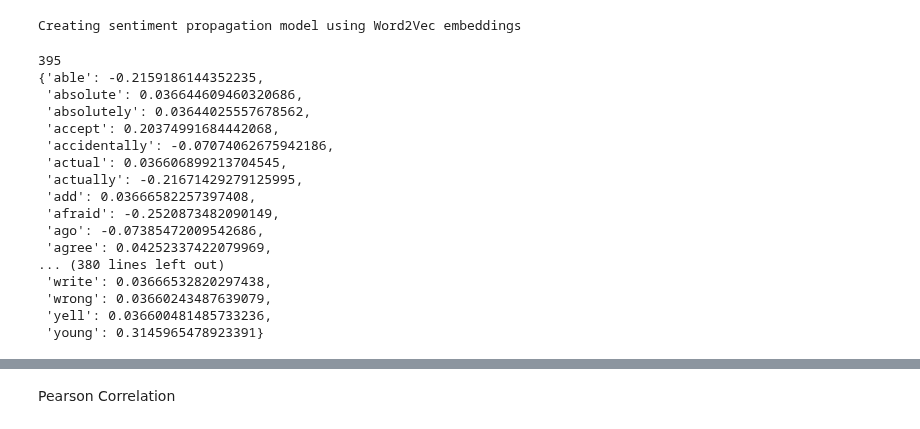
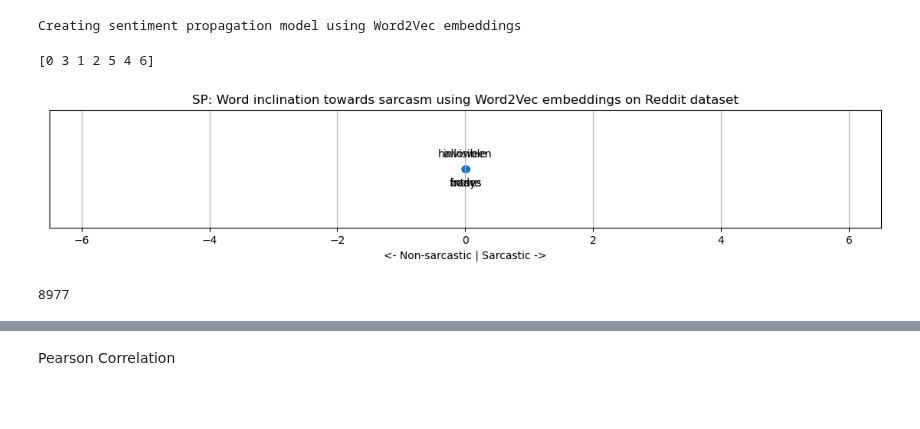
Before and after one commit to omarsrstt/nlp_project, a Jupyter notebook: src/sarcasm_baseline.ipynb, the cells around one changed output, grey strips where cells are left out. Cells and saved outputs as stored; diff of their text form; code cells hidden in the pictures; blank space fills up the shorter version.

```diff
--- a/src/sarcasm_baseline.ipynb
+++ b/src/sarcasm_baseline.ipynb
@@ -393,8 +341,8 @@ class SentimentPropagation:
               negative_seeds: List[str],
               beta: float=0.1,
               n_neighbors: int=10,
-              eps:float=1e-6,
-              max_iter:int=100) -> Dict[str, float]:
+              eps:float=1e-9,
+              max_iter:int=1000) -> Dict[str, float]:
         """
         Learn sentiment scores
 
@@ -441,47 +389,54 @@ class SentimentPropagation:
         return sentiment
 # %%
 print(f"Creating sentiment propagation model using {model_name} embeddings")
-sentiment_model = SentimentPropagation(sorted_words, model)
-sentiment_prop = sentiment_model.fit(sarcastic_seeds, non_sarcastic_seeds)
+if dataset == 'Reddit':
+    sentiment_model = SentimentPropagation(sorted_words, model)
+    sentiment_prop = sentiment_model.fit(sarcastic_seeds, non_sarcastic_seeds, beta=0.1, n_neighbors=10, eps=1e-10, max_iter=10000)
+else:
+    sentiment_model = SentimentPropagation(sorted_words, model)
+    sentiment_prop = sentiment_model.fit(sarcastic_seeds, non_sarcastic_seeds, beta=0.1, n_neighbors=10, eps=1e-9, max_iter=100000)
 # %% [output]
 Creating sentiment propagation model using Word2Vec embeddings
 # %%
-print(len(sentiment_prop))
-pprint(sentiment_prop)
+# print(len(sentiment_prop))
+# pprint(sentiment_prop)
 # sarcasm_evaluations = [sentiment_prop[word] for word in sample_words]
 # print(sample_words, sarcasm_evaluations)
-# %% [output]
-395
-{'able': -0.2159186144352235,
- 'absolute': 0.036644609460320686,
- 'absolutely': 0.03644025557678562,
- 'accept': 0.20374991684442068,
- 'accidentally': -0.07074062675942186,
- 'actual': 0.036606899213704545,
- 'actually': -0.21671429279125995,
- 'add': 0.03666582257397408,
- 'afraid': -0.2520873482090149,
- 'ago': -0.07385472009542686,
- 'agree': 0.04252337422079969,
-... (380 lines left out)
- 'write': 0.03666532820297438,
- 'wrong': 0.03660243487639079,
- 'yell': 0.036600481485733236,
- 'young': 0.3145965478923391}
 # %%
 # Plotting the examples
 import matplotlib.pyplot as plt
-sarcasm_evaluations = [sentiment_model.word_sentiment(word) for word in sample_words]
-scores = [res[1] for res in sarcasm_evaluations]
-# scores = [sentiment_w2v_axis[word] for word in sample_words]
-y = [1] * len(scores)
-print(scores)
+# sarcasm_evaluations = [sentiment_model.word_sentiment(word) for word in sample_words]
+# scores = [res[1] for res in sarcasm_evaluations]
+scores = [sentiment_prop[word] for word in sample_words]
+
+print(np.argsort(scores))
+rearr_sample_words = [sample_words[idx] for idx in np.argsort(scores)]
+rearr_scores = sorted(scores)
+y = [0] * len(scores)
+z = [0.10 if i%2==0 else -0.15 for i in range(len(scores))]
+
+# Creating the plot
 plt.figure(figsize=(14,2))
+# plt.xscale('log')
+extreme = int(max(np.abs(scores))) + 0.5
+plt.xlim(-extreme,extreme)
 plt.xlabel('<- Non-sarcastic | Sarcastic ->')
-plt.title('Word inclination towards sarcasm using ' + model_name + ' embeddings on ' + dataset + ' dataset')
-plt.scatter(scores, y)
+plt.scatter(rearr_scores, y)
 plt.yticks([])
-plt.xticks(scores, labels= sample_words)
+# plt.xticks(scores, labels= sample_words)
+plt.ylim(-0.5,0.5)
+plt.title('SP: Word inclination towards sarcasm using ' + model_name + ' embeddings on ' + dataset + ' dataset')
+
+for i, word in enumerate(rearr_sample_words):
+    plt.annotate(word, (rearr_scores[i], z[i]), ha='center')
 plt.grid()
-plt.savefig('../outputs/'+"_".join([dataset, model_name, 'semantic_axis'])+'.pdf', bbox_inches='tight')
+plt.savefig('../outputs/'+"_".join([dataset, model_name, 'sentiment_prop'])+'.pdf', bbox_inches='tight')
 plt.show()
+# %% [output]
+[0 3 1 2 5 4 6]
+[figure, added]
+# %%
+print(len(sentiment_prop))
+# sentiment_prop.values()
+# %% [output]
+8977
```
Also changed, not shown: parts of 10 cells of this notebook.
